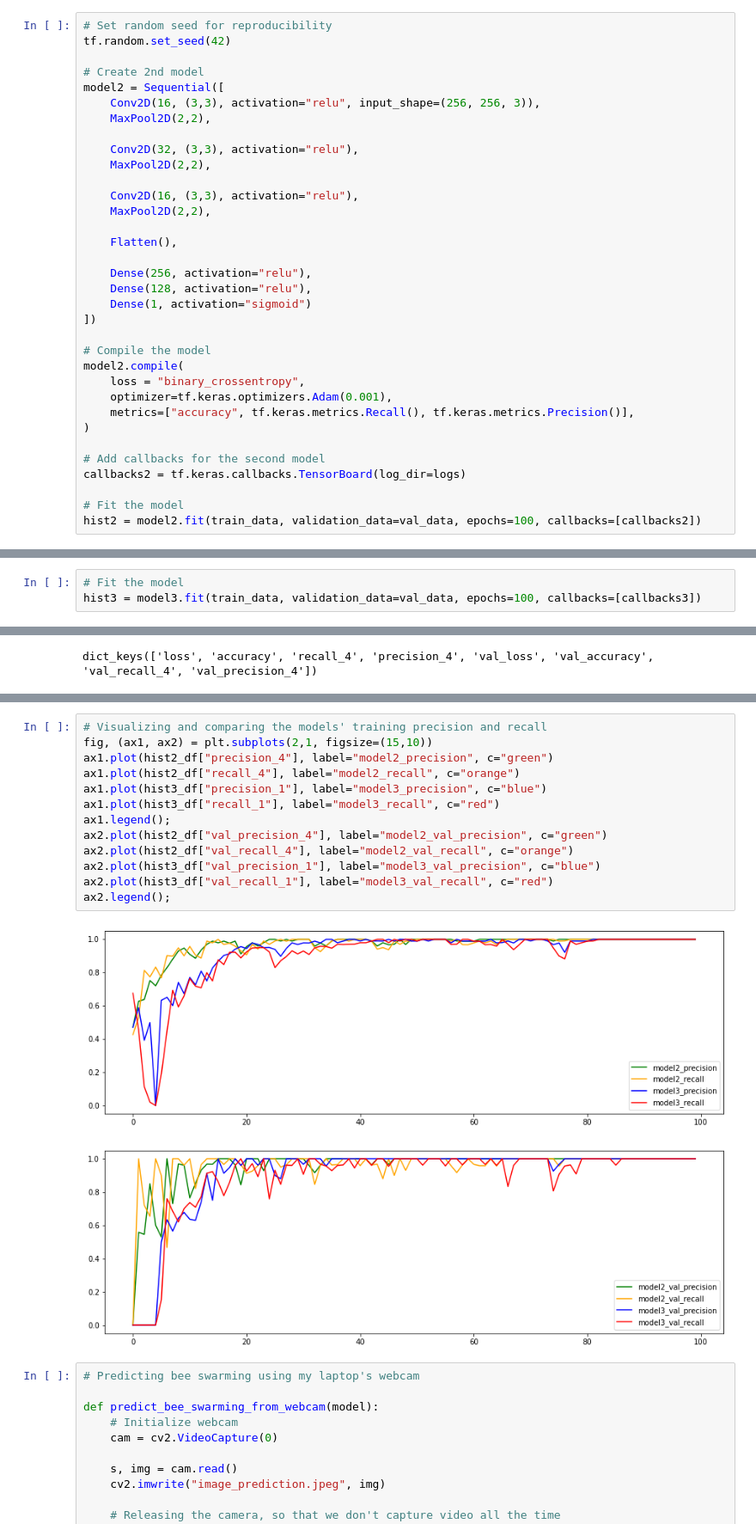
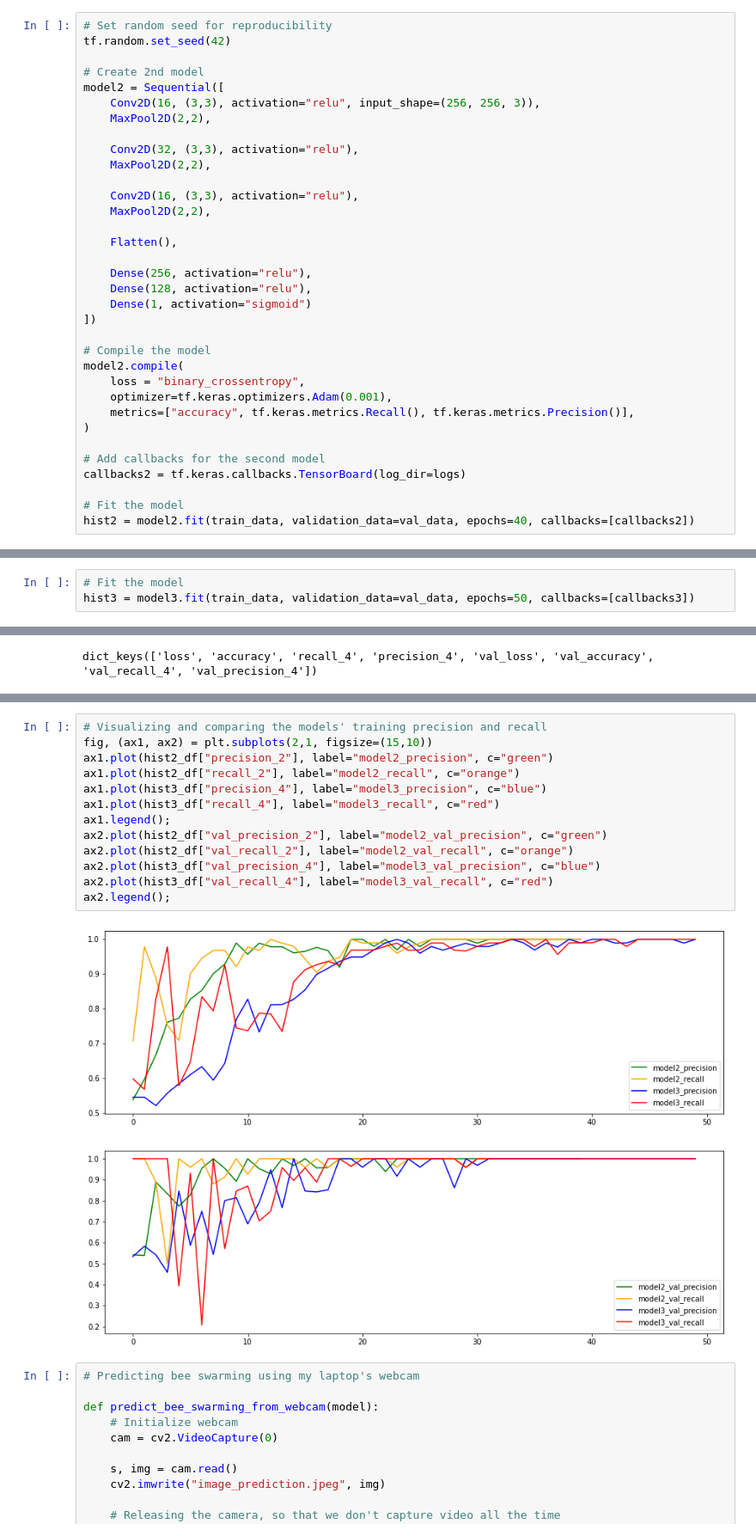
Before and after one commit to AndriievskyiN/bee_swarming_detection, a Jupyter notebook: main.ipynb, the cells around one changed output, grey strips where cells are left out. Shown at 86% size. Cells and saved outputs as stored; diff of their text form.

```diff
--- a/main.ipynb
+++ b/main.ipynb
@@ -259,5 +225,5 @@ model2.compile(
 callbacks2 = tf.keras.callbacks.TensorBoard(log_dir=logs)
 
 # Fit the model
-hist2 = model2.fit(train_data, validation_data=val_data, epochs=100, callbacks=[callbacks2])
+hist2 = model2.fit(train_data, validation_data=val_data, epochs=40, callbacks=[callbacks2])
 # %% [output]
@@ -416,4 +381,4 @@ Non-trainable params: 0
 _________________________________________________________________
 # %%
 # Fit the model
-hist3 = model3.fit(train_data, validation_data=val_data, epochs=100, callbacks=[callbacks3])
+hist3 = model3.fit(train_data, validation_data=val_data, epochs=50, callbacks=[callbacks3])
@@ -517,18 +461,18 @@ dict_keys(['loss', 'accuracy', 'recall_4', 'precision_4', 'val_loss', 'val_accur
 # %%
 # Visualizing and comparing the models' training precision and recall
 fig, (ax1, ax2) = plt.subplots(2,1, figsize=(15,10))
-ax1.plot(hist2_df["precision_4"], label="model2_precision", c="green")
-ax1.plot(hist2_df["recall_4"], label="model2_recall", c="orange")
-ax1.plot(hist3_df["precision_1"], label="model3_precision", c="blue")
-ax1.plot(hist3_df["recall_1"], label="model3_recall", c="red")
+ax1.plot(hist2_df["precision_2"], label="model2_precision", c="green")
+ax1.plot(hist2_df["recall_2"], label="model2_recall", c="orange")
+ax1.plot(hist3_df["precision_4"], label="model3_precision", c="blue")
+ax1.plot(hist3_df["recall_4"], label="model3_recall", c="red")
 ax1.legend();
-ax2.plot(hist2_df["val_precision_4"], label="model2_val_precision", c="green")
-ax2.plot(hist2_df["val_recall_4"], label="model2_val_recall", c="orange")
-ax2.plot(hist3_df["val_precision_1"], label="model3_val_precision", c="blue")
-ax2.plot(hist3_df["val_recall_1"], label="model3_val_recall", c="red")
+ax2.plot(hist2_df["val_precision_2"], label="model2_val_precision", c="green")
+ax2.plot(hist2_df["val_recall_2"], label="model2_val_recall", c="orange")
+ax2.plot(hist3_df["val_precision_4"], label="model3_val_precision", c="blue")
+ax2.plot(hist3_df["val_recall_4"], label="model3_val_recall", c="red")
 ax2.legend();
 # %% [output]
-[figure, old version]
+[figure, new version]
 # %%
 # Predicting bee swarming using my laptop's webcam
 
```
Also changed, not shown: parts of 34 cells of this notebook, 22 other files.
